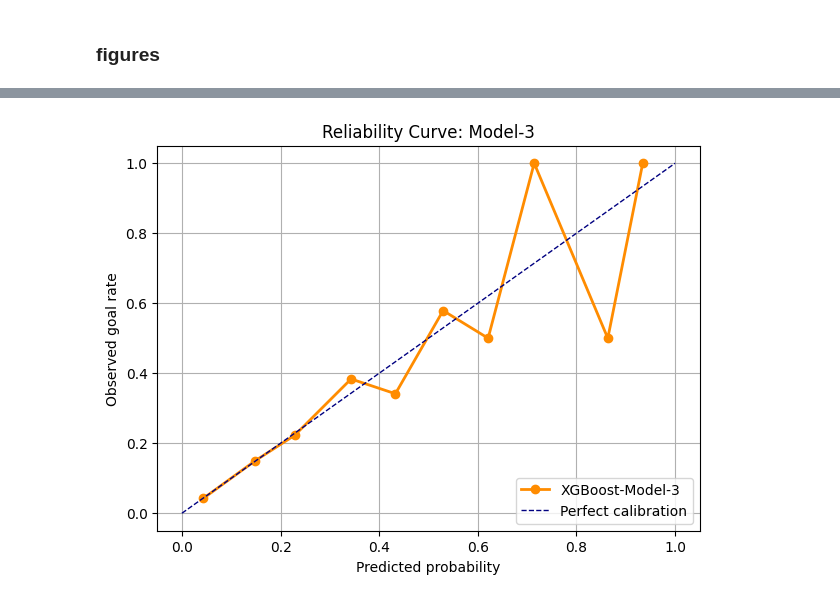
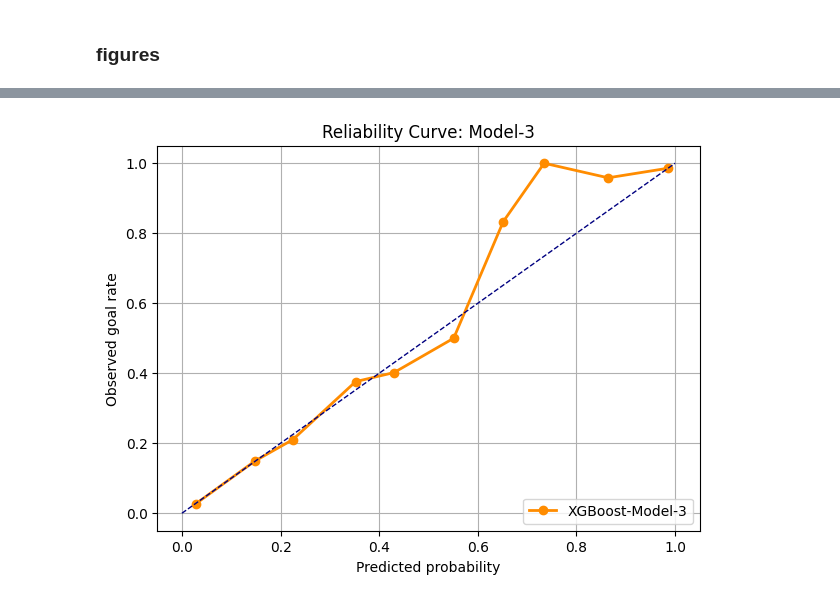
Before and after one commit to AbdelhamidRouatbi/data-science-code, a Jupyter notebook: notebooks/milestone2/step4_xgboost.ipynb, the cells around one changed output, grey strips where cells are left out. Saved outputs shown, nothing was run; the diff lists cells and outputs as text; code cells hidden in the pictures.

```diff
--- a/notebooks/milestone2/step4_xgboost.ipynb
+++ b/notebooks/milestone2/step4_xgboost.ipynb
@@ -1132,9 +1139,9 @@ def evaluate_features(feature_list, X_train, y_train, X_val, y_val, params, num_
     dval = xgb.DMatrix(X_val[feature_list], label=y_val, enable_categorical=True)
 
     model = xgb.train(
-        params=params,
+        params=best_params,
         dtrain=dtrain,
-        num_boost_round=num_boost_round,
+        num_boost_round=200,
         verbose_eval=False
     )
 
@@ -1142,5 +1149,4 @@ def evaluate_features(feature_list, X_train, y_train, X_val, y_val, params, num_
     out = roc_auc_score(y_val, preds)
     return out
 # %%
-final_features=strong_features+["shot_angle","shot_type","period_time_seconds"]
-print(final_features)
+final_features=strong_features+['period', 'shot_type', 'last_event_type', 'player_count_diff']
@@ -1149,6 +1153,6 @@ print(final_features)
 # %%
-X = df_train_filter[all_features]
-Y = df_train_filter[["is_goal"]]
+X = df_train[all_features]
+Y = df_train[["is_goal"]]
 
 X_train, X_val, y_train, y_val = train_test_split(
     X,
@@ -1157,8 +1161,7 @@ X_train, X_val, y_train, y_val = train_test_split(
     random_state=42
 )
 
-can_features = weak_features + candidate_features + categorical_features + redudant_features
-can_features = [f for f in all_features if f not in final_features]
+can_features = [c for c in all_features if c not in final_features]
 baseline_features = final_features
 
 # -- Evaluate baseline ---------------------------------------------
@@ -1205,10 +1212,10 @@ dtrain = xgb.DMatrix(X_train, label=y_train, enable_categorical=True)
 dval = xgb.DMatrix(X_val, label=y_val, enable_categorical=True)
 # %%
 max_depth_grid        = [4,5,6]
-learning_rate_grid    = [0.05, 0.06, 0.08]
-min_child_weight_grid = [1, 3, 5]
-subsample_grid        = [1.0]
-colsample_bytree_grid = [0.8]
+learning_rate_grid    = [0.04, 0.05, 0.06]
+min_child_weight_grid = [1, 5]
+subsample_grid        = [0.8, 0.9, 1.0]
+colsample_bytree_grid = [00.8, 0.9, 1.0]
 # %%
 results = []
 
@@ -1467,21 +1474,21 @@ plt.show()
 # %%
 #compute
 prob_true, prob_pred = calibration_curve(y_val, y_pred, n_bins=10)
 #plot
 plt.figure(figsize=(7, 5))
 plt.plot(prob_pred, prob_true, marker='o', color='darkorange', lw=2, label='XGBoost-Model-3')
-plt.plot([0, 1], [0, 1], color='navy', lw=1, linestyle='--', label='Perfect calibration')
+plt.plot([0, 1], [0, 1], color='navy', lw=1, linestyle='--', label='')
 plt.xlabel("Predicted probability")
 plt.ylabel("Observed goal rate")
 plt.title("Reliability Curve: Model-3")
 plt.legend(loc='lower right')
 plt.grid(True)
 #save
 plt.savefig(path_figures + "calibration_model3.png", dpi=300)
 
 plt.show()
 # %% [output]
-[figure, old version]
+[figure, new version]
 # %%
 wandb.finish()
 # %% [output]
```
Also changed, not shown: parts of 86 cells of this notebook, 23 other files.
